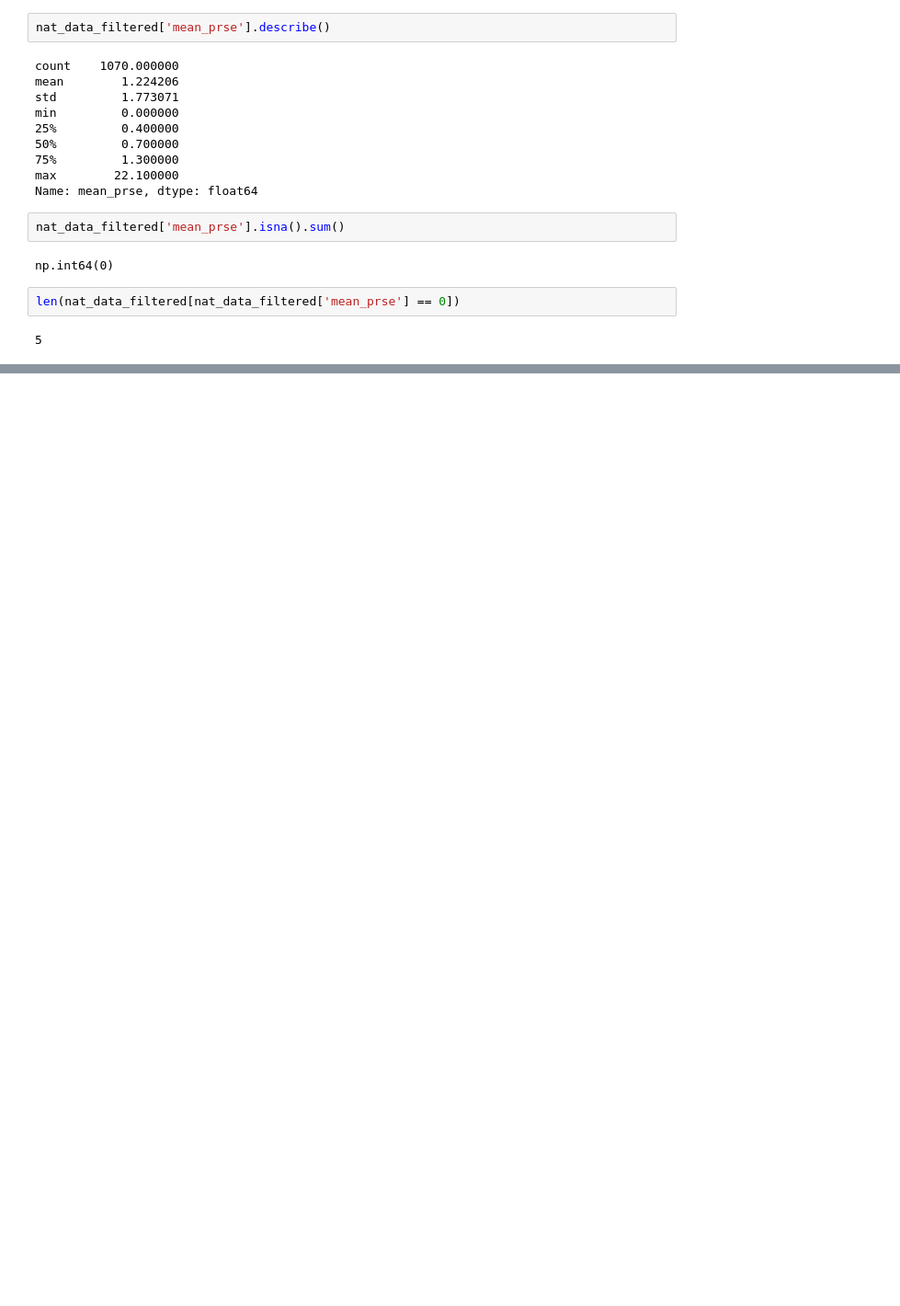
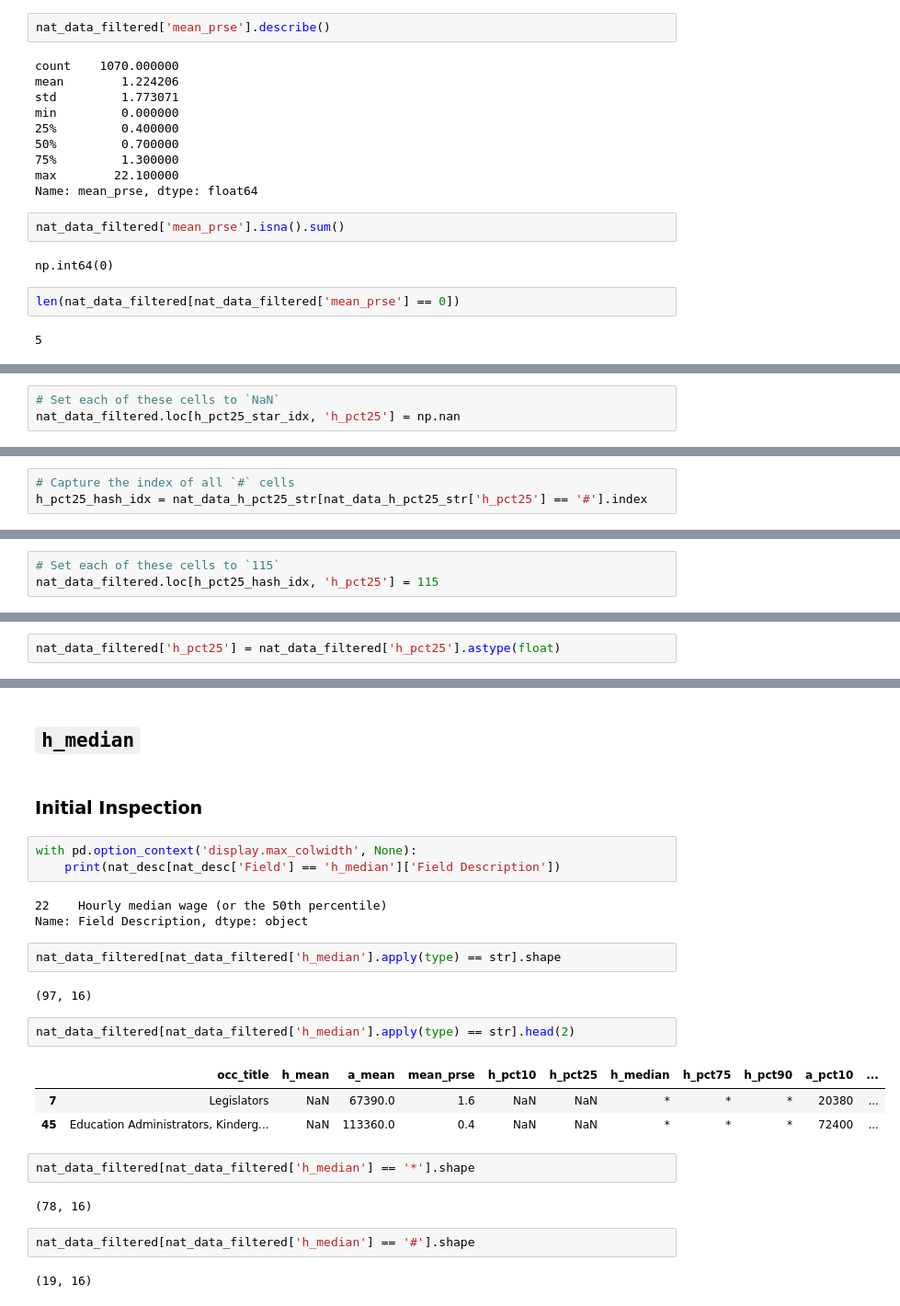
Before and after one commit to blue-santa/comparing-training-req-to-salary-exp, a Jupyter notebook: notebooks/02-data-wrangling/01-00-wrangling-train-reward-compare.ipynb, the cells around one changed output, grey strips where cells are left out. Shown at 92% size. Drawn from its saved outputs; the diff is of its cells as text; blank space fills up the shorter version.

```diff
--- a/notebooks/02-data-wrangling/01-00-wrangling-train-reward-compare.ipynb
+++ b/notebooks/02-data-wrangling/01-00-wrangling-train-reward-compare.ipynb
@@ -2590,0 +2805,3 @@ There is no need to alter this column further.
+# %%
+# Set each of these cells to `NaN`
+nat_data_filtered.loc[h_pct25_star_idx, 'h_pct25'] = np.nan
@@ -2590,0 +2815,3 @@ There is no need to alter this column further.
+# %%
+# Capture the index of all `#` cells
+h_pct25_hash_idx = nat_data_h_pct25_str[nat_data_h_pct25_str['h_pct25'] == '#'].index
@@ -2590,0 +2822,3 @@ There is no need to alter this column further.
+# %%
+# Set each of these cells to `115`
+nat_data_filtered.loc[h_pct25_hash_idx, 'h_pct25'] = 115
@@ -2590,0 +2841,2 @@ There is no need to alter this column further.
+# %%
+nat_data_filtered['h_pct25'] = nat_data_filtered['h_pct25'].astype(float)
@@ -2590,0 +2889,28 @@ There is no need to alter this column further.
+# %% [markdown]
+## `h_median`
+# %% [markdown]
+### Initial Inspection
+# %%
+with pd.option_context('display.max_colwidth', None):
+    print(nat_desc[nat_desc['Field'] == 'h_median']['Field Description'])
+# %% [output]
+22    Hourly median wage (or the 50th percentile)
+Name: Field Description, dtype: object
+# %%
+nat_data_filtered[nat_data_filtered['h_median'].apply(type) == str].shape
+# %% [output]
+(97, 16)
+# %%
+nat_data_filtered[nat_data_filtered['h_median'].apply(type) == str].head(2)
+# %% [output]
+|  | occ_title | h_mean | a_mean | mean_prse | h_pct10 | h_pct25 | h_median | h_pct75 | h_pct90 | a_pct10 | ... |
+| 7 | Legislators | NaN | 67390.0 | 1.6 | NaN | NaN | * | * | * | 20380 | ... |
+| 45 | Education Administrators, Kinderg... | NaN | 113360.0 | 0.4 | NaN | NaN | * | * | * | 72400 | ... |
+# %%
+nat_data_filtered[nat_data_filtered['h_median'] == '*'].shape
+# %% [output]
+(78, 16)
+# %%
+nat_data_filtered[nat_data_filtered['h_median'] == '#'].shape
+# %% [output]
+(19, 16)
```
Also changed, not shown: parts of 99 cells of this notebook.
